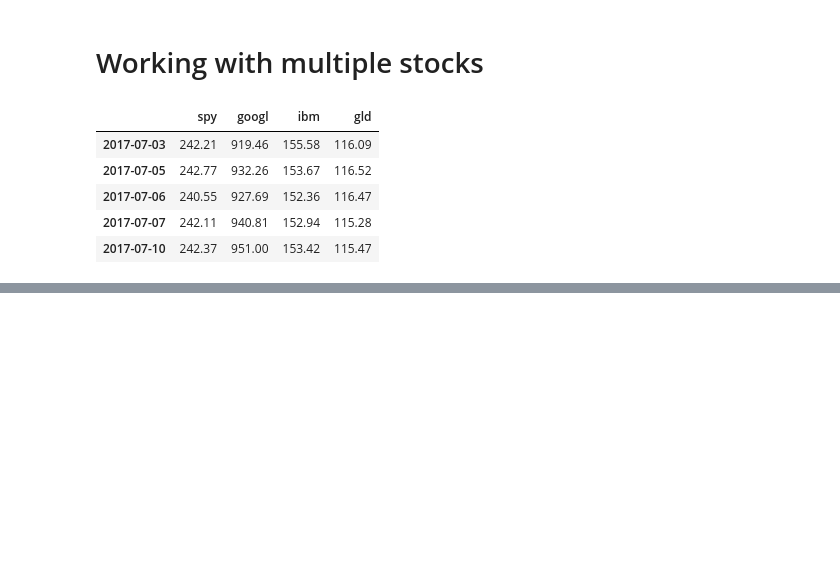
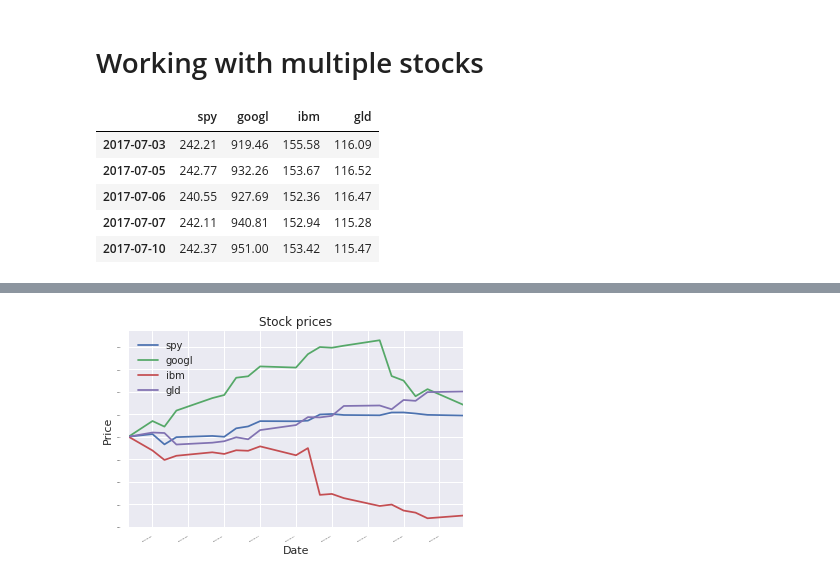
Before and after one commit to angelmtenor/ML4T, a Jupyter notebook: A_Working_with_multiple_stocks.ipynb, the cells around one changed output, grey strips where cells are left out. Saved outputs shown, nothing was run; the diff lists cells and outputs as text; code cells hidden in the pictures; blank space fills up the shorter version.

```diff
--- a/A_Working_with_multiple_stocks.ipynb
+++ b/A_Working_with_multiple_stocks.ipynb
@@ -34,0 +60,6 @@ df.head()
+# %%
+# normalize data based on fist row
+normalized_df = df / df.iloc[0]
+plot_stock(normalized_df)
+# %% [output]
+[figure, added]
```
Also changed, not shown: parts of 5 cells of this notebook.
